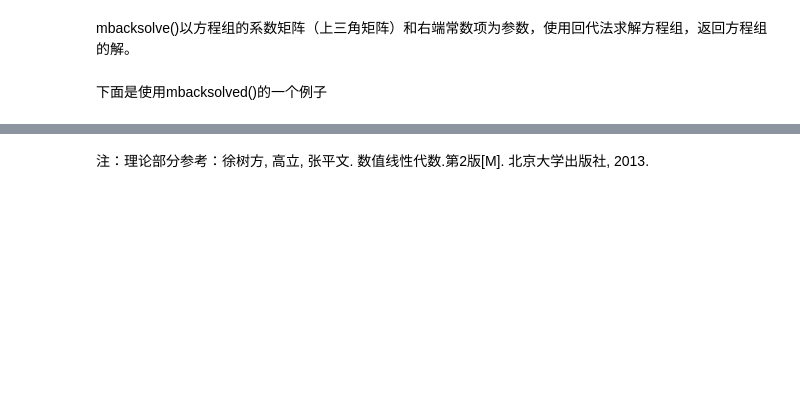
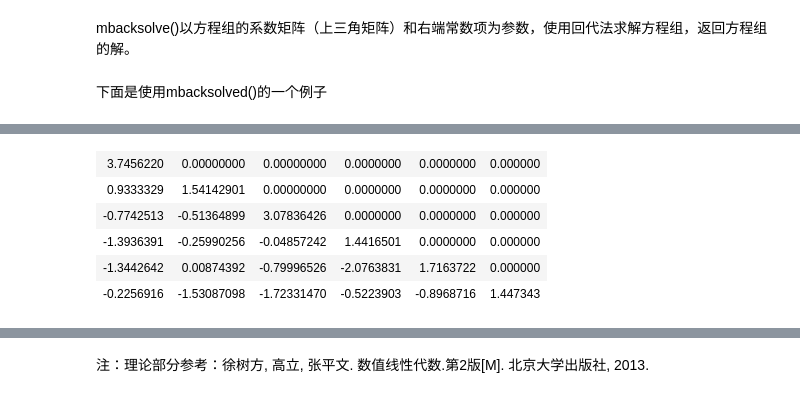
Before and after one commit to CUFESAM/Algorithm, a Jupyter notebook: Cholesky Solve.ipynb, the cells around one changed output, grey strips where cells are left out. Cells and saved outputs as stored; diff of their text form; code cells hidden in the pictures; blank space fills up the shorter version.

```diff
--- a/Cholesky Solve.ipynb
+++ b/Cholesky Solve.ipynb
@@ -175,0 +184,18 @@ forwardsolve(L,b)  #R语言自带函数的求解结果
+# %%
+gives <- function(mx, lmx){
+    mc <- mx[1]/lmx
+    ms <- mx[2]/lmx
+    matrix(c(mc,ms,-ms,mc),ncol=2)
+}
+
+x=matrix(rnorm(60),10)
+xtx=t(x)%*%x
+L=mchol(xtx)
+L
+# %% [output]
+| 3.7456220 | 0.00000000 | 0.00000000 | 0.0000000 | 0.0000000 | 0.000000 |
+| 0.9333329 | 1.54142901 | 0.00000000 | 0.0000000 | 0.0000000 | 0.000000 |
+| -0.7742513 | -0.51364899 | 3.07836426 | 0.0000000 | 0.0000000 | 0.000000 |
+| -1.3936391 | -0.25990256 | -0.04857242 | 1.4416501 | 0.0000000 | 0.000000 |
+| -1.3442642 | 0.00874392 | -0.79996526 | -2.0763831 | 1.7163722 | 0.000000 |
+| -0.2256916 | -1.53087098 | -1.72331470 | -0.5223903 | -0.8968716 | 1.447343 |
```
Also changed, not shown: parts of 26 cells of this notebook.
